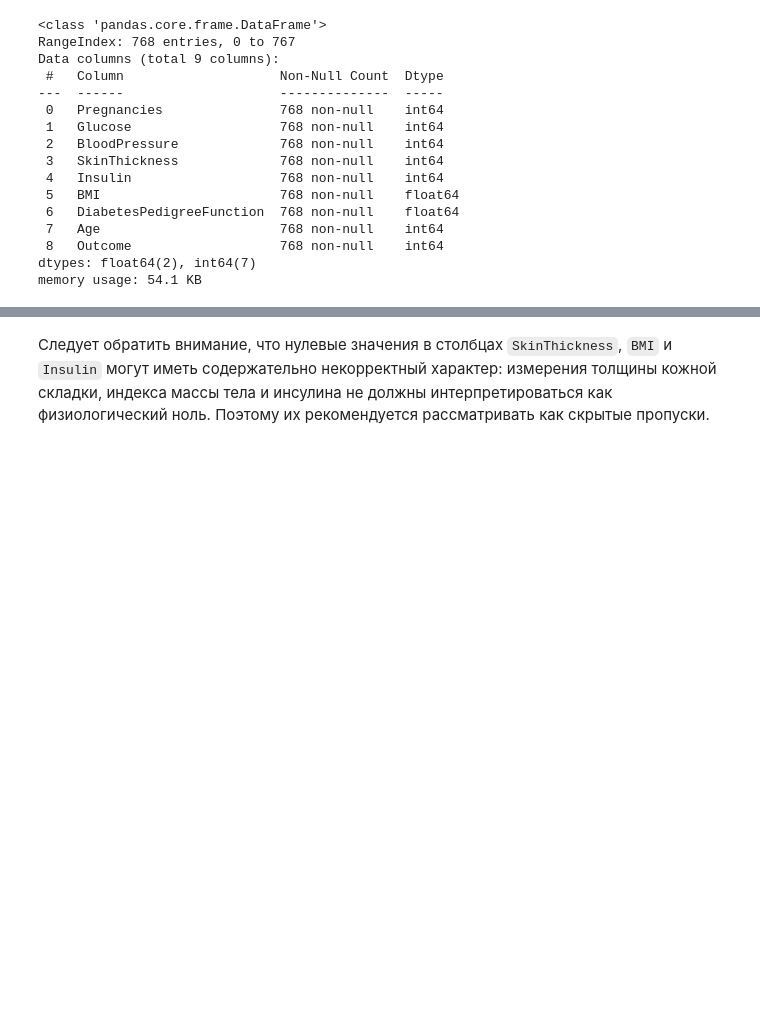
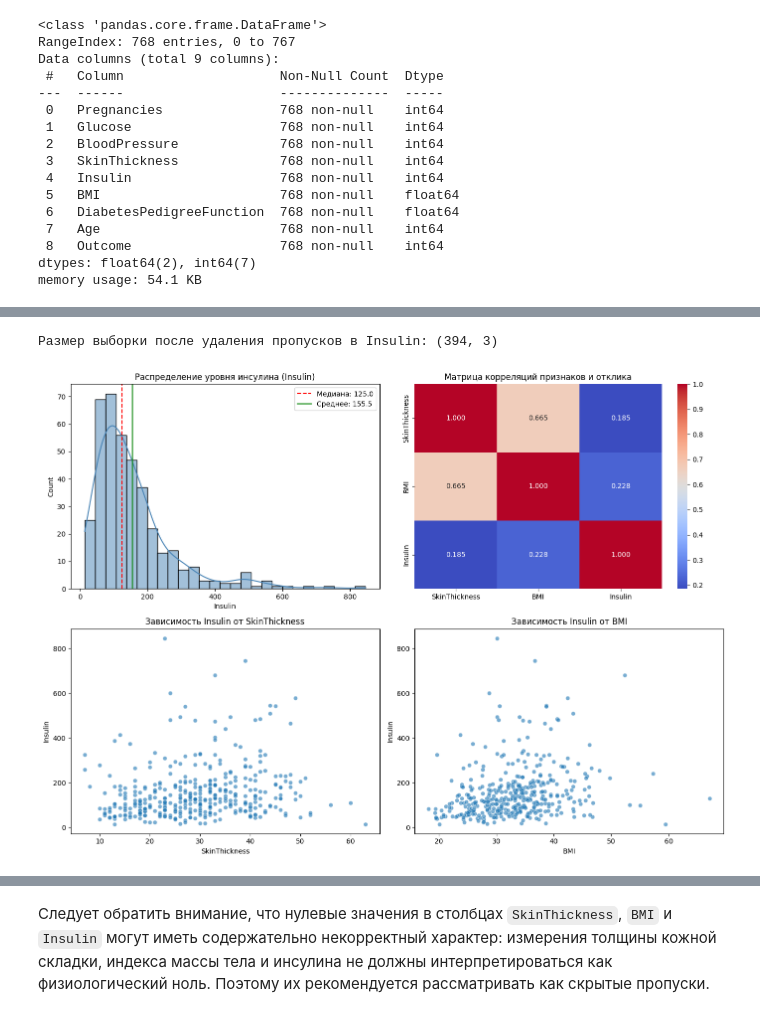
Before and after one commit to Semenovaanzhelika31/intro-ai, a Jupyter notebook: lab1_regression.ipynb, the cells around one changed output, grey strips where cells are left out. Drawn from its saved outputs; the diff is of its cells as text; code cells hidden in the pictures; blank space fills up the shorter version.

```diff
--- a/lab1_regression.ipynb
+++ b/lab1_regression.ipynb
@@ -97,6 +97,39 @@ df.describe()
 | 50% | 3.000000 | 117.000000 | 72.000000 | 23.000000 | 30.500000 | 32.000000 | 0.372500 | 29.000000 | ... |
 | 75% | 6.000000 | 140.250000 | 80.000000 | 32.000000 | 127.250000 | 36.600000 | 0.626250 | 41.000000 | ... |
 | max | 17.000000 | 199.000000 | 122.000000 | 99.000000 | 846.000000 | 67.100000 | 2.420000 | 81.000000 | ... |
+# %%
+cols_to_fix = ['SkinThickness', 'BMI', 'Insulin']
+data = df[cols_to_fix].replace(0, np.nan)
+data = data.dropna(subset=['Insulin']).copy()
+
+print(f"Размер выборки после удаления пропусков в Insulin: {data.shape}")
+
+fig, axes = plt.subplots(2, 2, figsize=(14, 10))
+
+# Распределение целевой переменной
+sns.histplot(data['Insulin'], kde=True, ax=axes[0, 0], color='steelblue')
+axes[0, 0].axvline(data['Insulin'].median(), color='red', linestyle='--', label=f"Медиана: {data['Insulin'].median():.1f}")
+axes[0, 0].axvline(data['Insulin'].mean(), color='green', linestyle='-', label=f"Среднее: {data['Insulin'].mean():.1f}")
+axes[0, 0].set_title('Распределение уровня инсулина (Insulin)')
+axes[0, 0].legend()
+
+# Матрица корреляций
+sns.heatmap(data.corr(), annot=True, cmap='coolwarm', fmt='.3f', ax=axes[0, 1])
+axes[0, 1].set_title('Матрица корреляций признаков и отклика')
+
+# Зависимость Insulin от SkinThickness
+sns.scatterplot(data=data, x='SkinThickness', y='Insulin', alpha=0.6, ax=axes[1, 0])
+axes[1, 0].set_title('Зависимость Insulin от SkinThickness')
+
+# Зависимость Insulin от BMI
+sns.scatterplot(data=data, x='BMI', y='Insulin', alpha=0.6, ax=axes[1, 1])
+axes[1, 1].set_title('Зависимость Insulin от BMI')
+
+plt.tight_layout()
+plt.show()
+# %% [output]
+Размер выборки после удаления пропусков в Insulin: (394, 3)
+[figure, added]
 # %%
 df.columns
 # %% [output]
```
Also changed, not shown: parts of 18 cells of this notebook.
